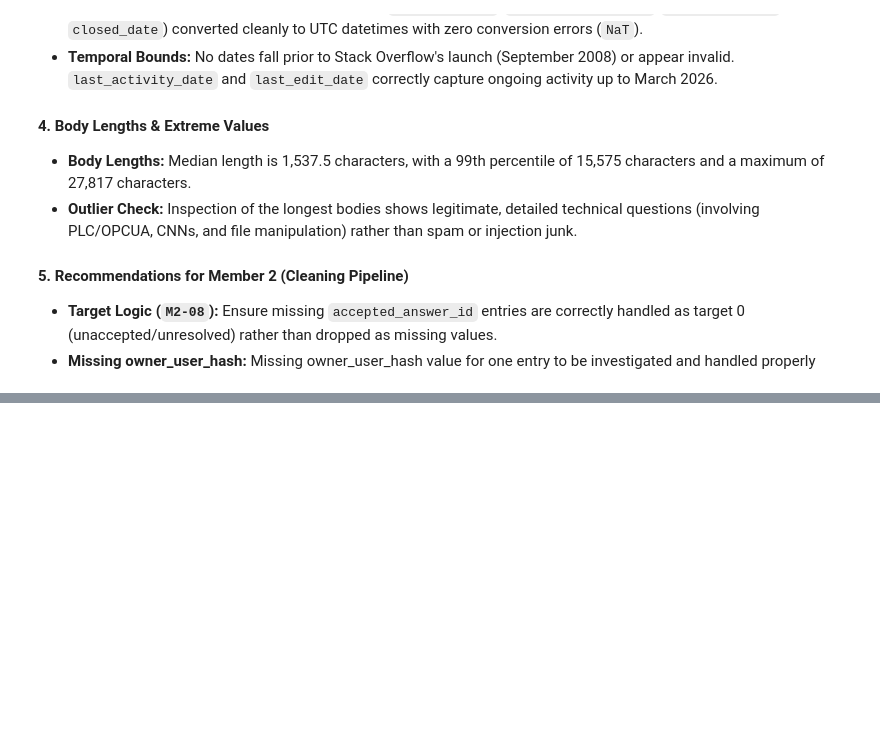
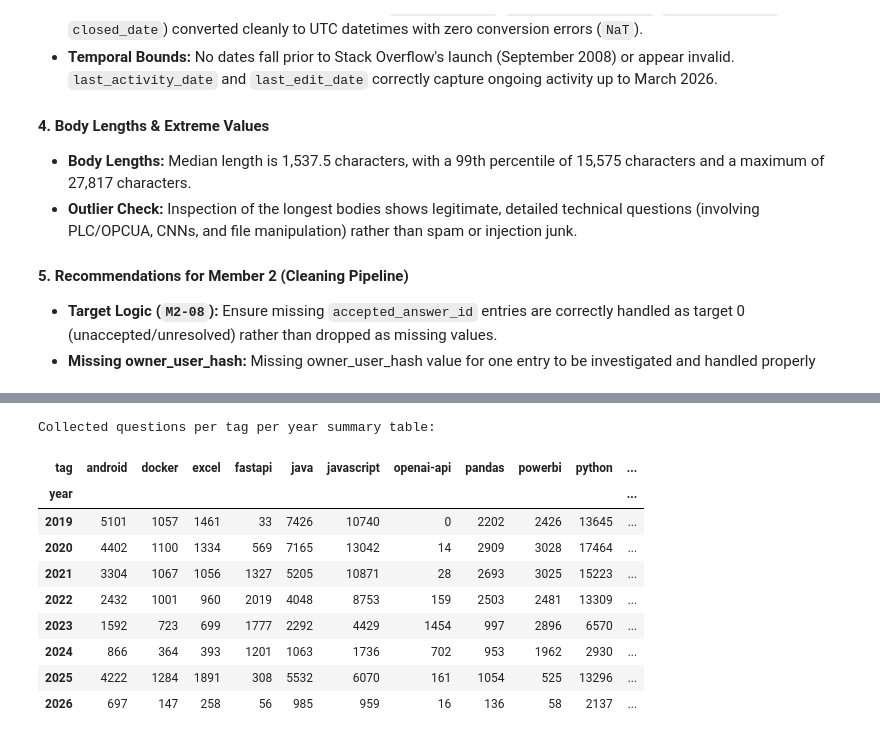
Before and after one commit to Abhinav-Gopalakrishnan/stackoverflow-ai-era, a Jupyter notebook: notebooks/03_eda.ipynb, the cells around one changed output, grey strips where cells are left out. Saved outputs shown, nothing was run; the diff lists cells and outputs as text; code cells hidden in the pictures; blank space fills up the shorter version.

```diff
--- a/notebooks/03_eda.ipynb
+++ b/notebooks/03_eda.ipynb
@@ -187,0 +79,47 @@ Name: link, dtype: object
+# %%
+import os
+import glob
+from pathlib import Path
+import pandas as pd
+import numpy as np
+import matplotlib.pyplot as plt
+import seaborn as sns
+
+# Style configuration
+plt.style.use('seaborn-v0_8-whitegrid' if 'seaborn-v0_8-whitegrid' in plt.style.available else 'default')
+plt.rcParams['font.size'] = 10
+plt.rcParams['axes.titlesize'] = 12
+plt.rcParams['axes.labelsize'] = 11
+
+# Find data directory
+shared_dir = Path("../data/shared") if Path("../data/shared").exists() else Path("data/shared")
+processed_dir = Path("../data/processed") if Path("../data/processed").exists() else Path("data/processed")
+
+# Load summary rows per tag per year from raw parquets
+parquet_files = sorted(glob.glob(str(shared_dir / "questions_*.parquet")))
+records = []
+
+for f in parquet_files:
+    tag = Path(f).stem.replace("questions_", "")
+    df_t = pd.read_parquet(f, columns=["creation_date", "collected_tag"])
+    df_t['year'] = pd.to_datetime(df_t['creation_date'], unit='s', utc=True).dt.year
+    counts = df_t.groupby('year').size().reset_index(name='n_collected')
+    counts['tag'] = tag
+    records.append(counts)
+
+df_tag_year = pd.concat(records, ignore_index=True)
+piv_tag_year = df_tag_year.pivot(index='year', columns='tag', values='n_collected').fillna(0).astype(int)
+print("Collected questions per tag per year summary table:")
+display(piv_tag_year)
+# %% [output]
+Collected questions per tag per year summary table:
+| tag | android | docker | excel | fastapi | java | javascript | openai-api | pandas | powerbi | python | ... |
+| year |  |  |  |  |  |  |  |  |  |  | ... |
+| 2019 | 5101 | 1057 | 1461 | 33 | 7426 | 10740 | 0 | 2202 | 2426 | 13645 | ... |
+| 2020 | 4402 | 1100 | 1334 | 569 | 7165 | 13042 | 14 | 2909 | 3028 | 17464 | ... |
+| 2021 | 3304 | 1067 | 1056 | 1327 | 5205 | 10871 | 28 | 2693 | 3025 | 15223 | ... |
+| 2022 | 2432 | 1001 | 960 | 2019 | 4048 | 8753 | 159 | 2503 | 2481 | 13309 | ... |
+| 2023 | 1592 | 723 | 699 | 1777 | 2292 | 4429 | 1454 | 997 | 2896 | 6570 | ... |
+| 2024 | 866 | 364 | 393 | 1201 | 1063 | 1736 | 702 | 953 | 1962 | 2930 | ... |
+| 2025 | 4222 | 1284 | 1891 | 308 | 5532 | 6070 | 161 | 1054 | 525 | 13296 | ... |
+| 2026 | 697 | 147 | 258 | 56 | 985 | 959 | 16 | 136 | 58 | 2137 | ... |
```
Also changed, not shown: parts of 8 cells of this notebook.
